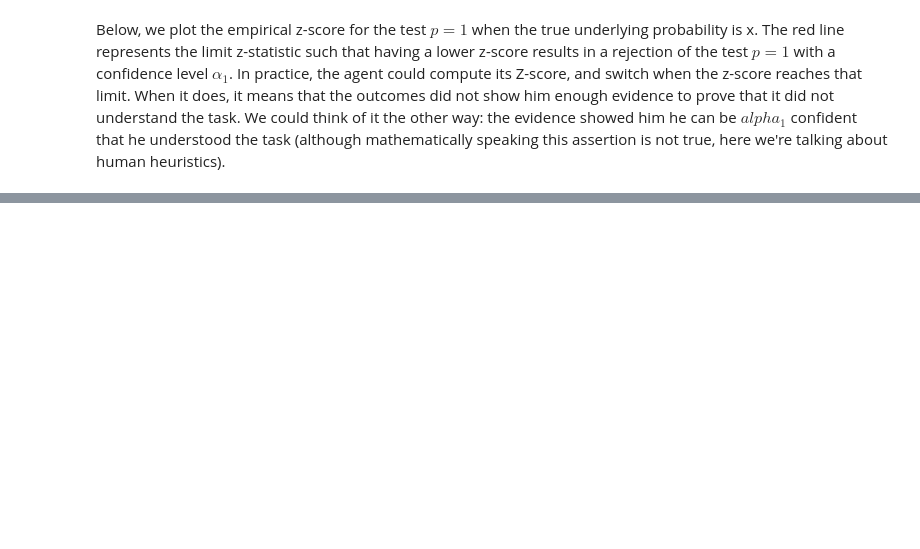
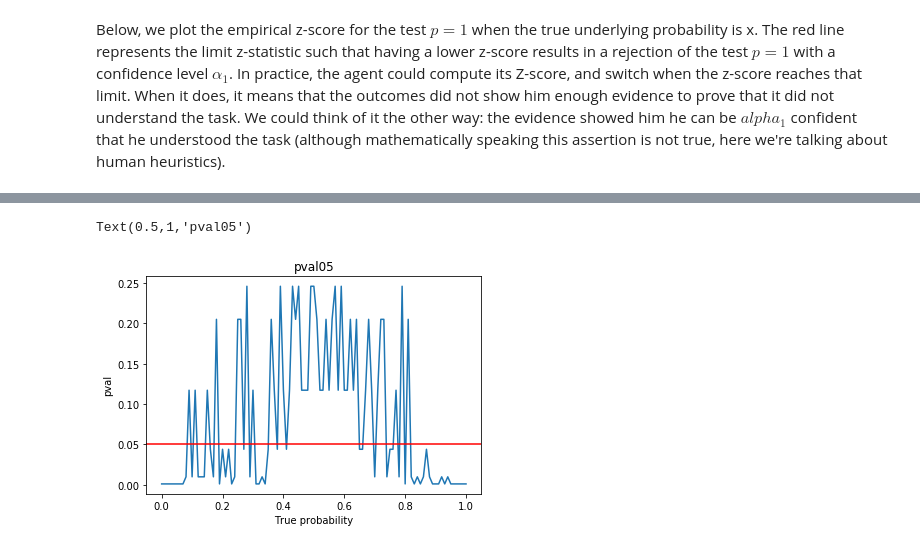
Before and after one commit to alex-ten/Exploration, a Jupyter notebook: Testing for success or randomness.ipynb, the cells around one changed output, grey strips where cells are left out. Cells and saved outputs as stored; diff of their text form; code cells hidden in the pictures; blank space fills up the shorter version.

```diff
--- a/Testing for success or randomness.ipynb
+++ b/Testing for success or randomness.ipynb
@@ -124,0 +138,10 @@ Text(0.5,1,'z1')
+# %%
+plt.figure()
+plt.plot(probas, l05)
+plt.xlabel('True probability')
+plt.axhline(.05, c='r')
+plt.ylabel('pval')
+plt.title('pval05')
+# %% [output]
+Text(0.5,1,'pval05')
+[figure, added]
```
Also changed, not shown: parts of 9 cells of this notebook, 9 other files.
